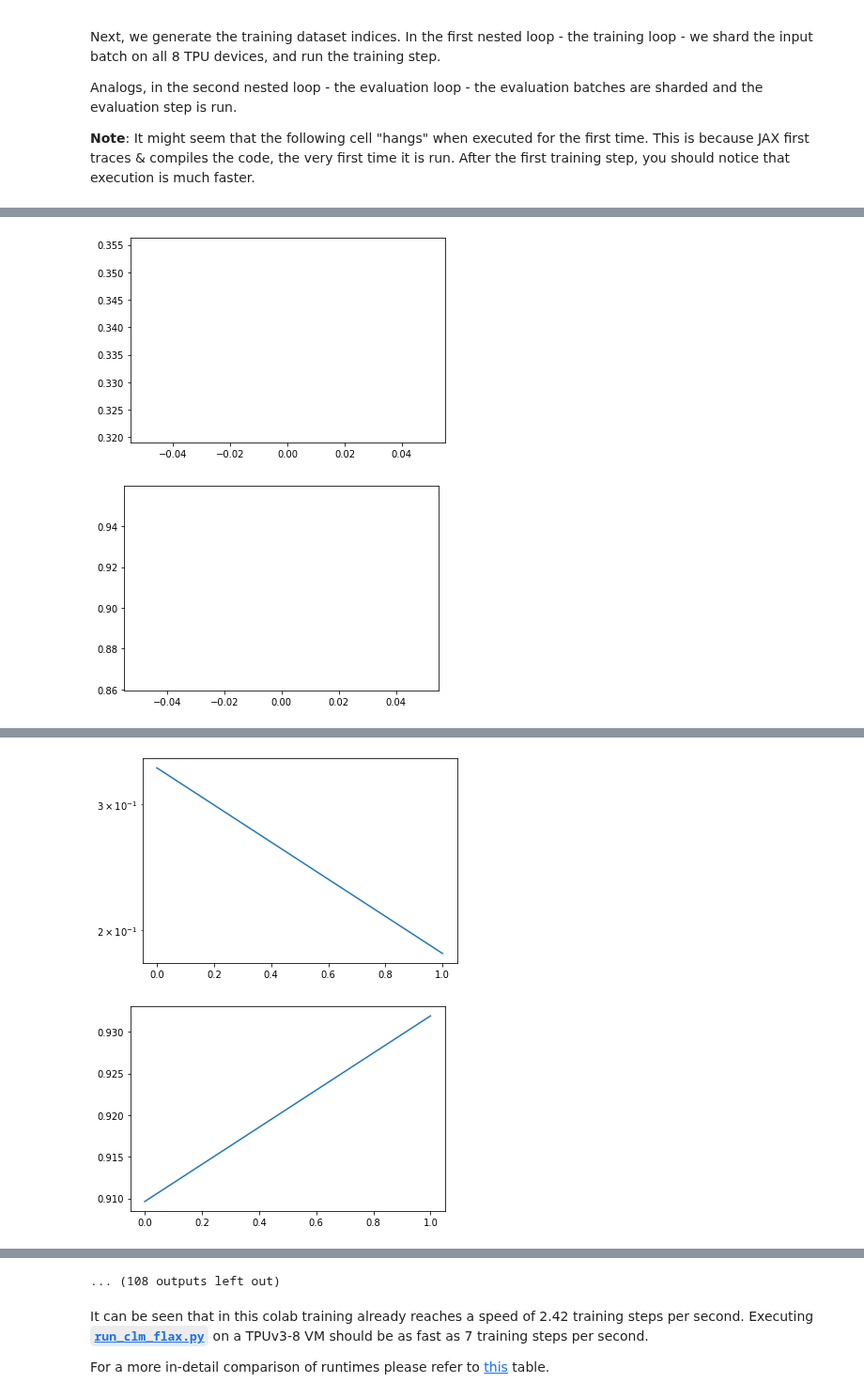
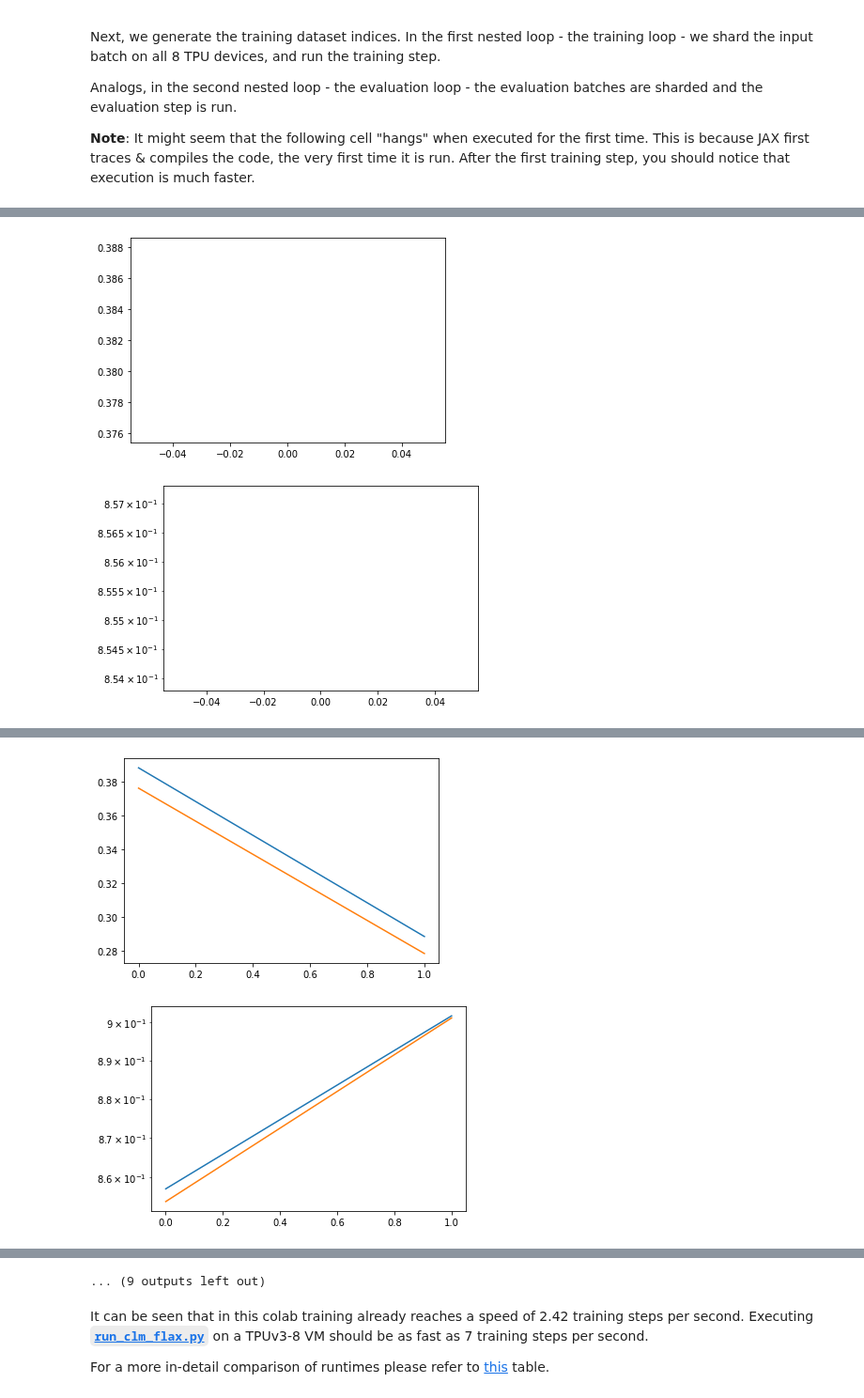
Before and after one commit to ethanabrooks/thesis-final-chapter, a Jupyter notebook: Thesis_Proposal_Colab.ipynb, the cells around one changed output, grey strips where cells are left out. Shown at 94% size. Saved outputs shown, nothing was run; the diff lists cells and outputs as text; code cells hidden in the pictures.

```diff
--- a/Thesis_Proposal_Colab.ipynb
+++ b/Thesis_Proposal_Colab.ipynb
@@ -550,7 +550,7 @@ unique_values
 import random
 random.seed(0)
 
-max_policy = 20
+max_policy = 1
 
 input_ids = []
 labels = []
@@ -768,10 +768,17 @@ def eval_step(params, batch):
 
     logits = model(**batch, params=params, train=False)[0]
 
-    loss = optax.softmax_cross_entropy(logits[..., :-1, :], onehot(labels[..., 1:], logits.shape[-1])).mean()
+    logits = logits[..., :-1, :]
+    onehots = onehot(labels[..., 1:], logits.shape[-1])
+
+    loss = optax.softmax_cross_entropy(logits, onehots).mean()
+    probs = jax.nn.softmax(logits, axis=-1)
+    accuracy = (probs * onehots).sum(-1).mean()
+
+    loss = optax.softmax_cross_entropy(logits, onehots).mean()
 
     # summarize metrics
-    metrics = {"loss": loss, "perplexity": jnp.exp(loss)}
+    metrics = {"loss": loss, "perplexity": jnp.exp(loss), "accuracy": accuracy}
     metrics = jax.lax.pmean(metrics, axis_name="batch")
     return metrics
 # %% [markdown]
@@ -805,8 +812,8 @@ Analogs, in the second nested loop - the evaluation loop - the evaluation batche
 import seaborn as sns
 import matplotlib.pyplot as plt
 
-losses = []
-accuracies = []
+losses = dict(train=[], validation=[])
+accuracies = dict(train=[], validation=[])
 
 for epoch in tqdm(range(1, num_epochs + 1), desc=f"Epoch ...", position=0, leave=True):
     rng, input_rng = jax.random.split(rng)
@@ -821,18 +828,12 @@ for epoch in tqdm(range(1, num_epochs + 1), desc=f"Epoch ...", position=0, leave
             progress_bar_train.update(1)
 
         loss = train_metric['loss'].mean()
-        losses.append(loss)
+        losses['train'].append(loss)
         accuracy = train_metric['accuracy'].mean()
-        accuracies.append(accuracy)
-        iteration += 1
+        accuracies['train'].append(accuracy)
         progress_bar_train.write(
               f"Train... ({epoch}/{num_epochs} | Accuracy: {round(accuracy, 3)} | Loss: {round(loss, 3)}, Learning Rate: {round(train_metric['learning_rate'].mean(), 6)})"
         )
-    plt.plot(losses, label='loss')
-    plt.show()
-    plt.plot(accuracies, label='accuracy')
-    plt.show()
-    plt.yscale('log')
 
     # -- Eval --
     eval_loader = data_loader(input_rng, my_datasets["validation"], total_batch_size)
@@ -846,9 +847,23 @@ for epoch in tqdm(range(1, num_epochs + 1), desc=f"Epoch ...", position=0, leave
 
             progress_bar_eval.update(1)
 
-        # eval_metrics = get_metrics(eval_metrics)
-        # eval_metrics = jax.tree_map(jnp.mean, eval_metrics)
-        # progress_bar_eval.write(
-        #     f"Eval... ({epoch}/{num_epochs} | Loss: {eval_metrics['loss']} | Perplexity: {eval_metrics['perplexity']})"
-        # )
+        eval_metrics = get_metrics(eval_metrics)
+        eval_metrics = jax.tree_map(jnp.mean, eval_metrics)
+
+        loss = eval_metric['loss'].mean()
+        losses['validation'].append(loss)
+        accuracy = eval_metric['accuracy'].mean()
+        accuracies['validation'].append(accuracy)
+
+        progress_bar_eval.write(
+            f"Eval... ({epoch}/{num_epochs} | Loss: {eval_metrics['loss']} | Perplexity: {eval_metrics['perplexity']})"
+        )
+
+    for label, loss in losses.items():
+      plt.plot(loss, label=label)
+    plt.show()
+    for label, accuracy in accuracies.items():
+      plt.plot(accuracy, label=label)
+    plt.yscale('log')
+    plt.show()
 # %% [output]
@@ -856,2 +872,2 @@ Train... (1/1000 | Accuracy: 0.9100000262260437 | Loss: 0.33800002932548523, Lea
-[figure, old version]
+[figure, new version]
-[figure, old version]
+[figure, new version]
@@ -859,2 +876,2 @@ Train... (2/1000 | Accuracy: 0.9320000410079956 | Loss: 0.1860000044107437, Lear
-[figure, old version]
+[figure, new version]
-[figure, old version]
+[figure, new version]
@@ -867,4 +882,4 @@ Train... (4/1000 | Accuracy: 0.9750000238418579 | Loss: 0.06400000303983688, Lea
-... (108 outputs left out)
+... (9 outputs left out)
 # %% [markdown]
 It can be seen that in this colab training already reaches a speed of 2.42 training steps per second. Executing [**`run_clm_flax.py`**](https://github.com/huggingface/transformers/tree/master/examples/flax/language-modeling/run_clm_flax.py) on a TPUv3-8 VM should be as fast as 7 training steps per second.
 
```
Also changed, not shown: parts of 3 cells of this notebook.
